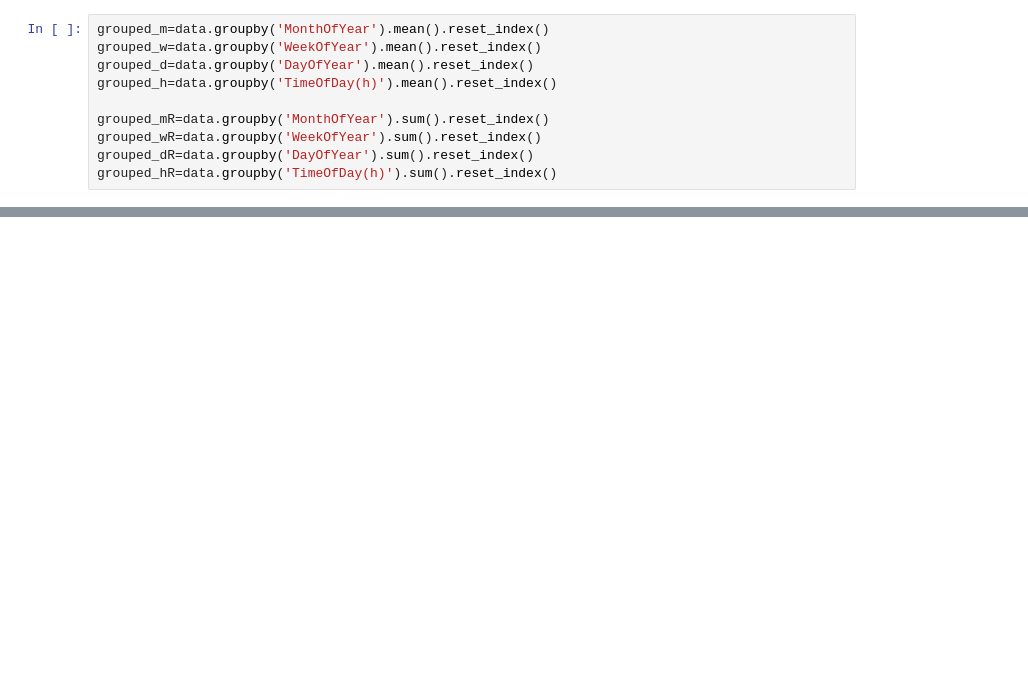
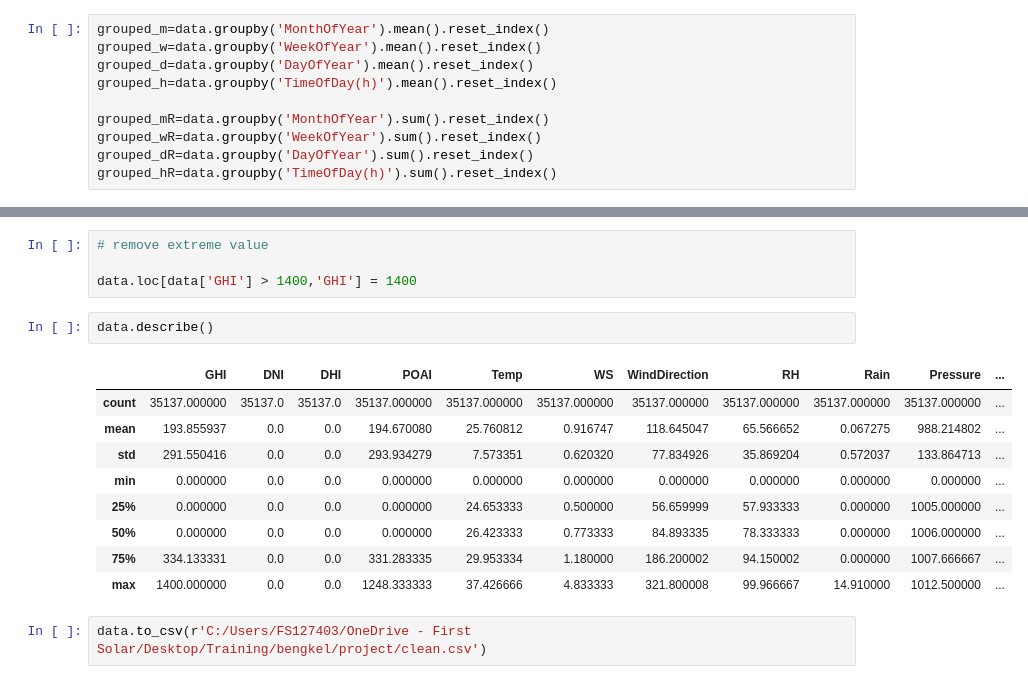
Before and after one commit to hazmi16194/projectDataScience, a Jupyter notebook: ProjectDataScience.ipynb, the cells around one changed output, grey strips where cells are left out. Cells and saved outputs as stored; diff of their text form; blank space fills up the shorter version.

Commit message:
Remove extreme value for GHI

```diff
--- a/ProjectDataScience.ipynb
+++ b/ProjectDataScience.ipynb
@@ -249,0 +264,18 @@ plt.show()
+# %%
+# remove extreme value
+
+data.loc[data['GHI'] > 1400,'GHI'] = 1400
+# %%
+data.describe()
+# %% [output]
+|  | GHI | DNI | DHI | POAI | Temp | WS | WindDirection | RH | Rain | Pressure | ... |
+| count | 35137.000000 | 35137.0 | 35137.0 | 35137.000000 | 35137.000000 | 35137.000000 | 35137.000000 | 35137.000000 | 35137.000000 | 35137.000000 | ... |
+| mean | 193.855937 | 0.0 | 0.0 | 194.670080 | 25.760812 | 0.916747 | 118.645047 | 65.566652 | 0.067275 | 988.214802 | ... |
+| std | 291.550416 | 0.0 | 0.0 | 293.934279 | 7.573351 | 0.620320 | 77.834926 | 35.869204 | 0.572037 | 133.864713 | ... |
+| min | 0.000000 | 0.0 | 0.0 | 0.000000 | 0.000000 | 0.000000 | 0.000000 | 0.000000 | 0.000000 | 0.000000 | ... |
+| 25% | 0.000000 | 0.0 | 0.0 | 0.000000 | 24.653333 | 0.500000 | 56.659999 | 57.933333 | 0.000000 | 1005.000000 | ... |
+| 50% | 0.000000 | 0.0 | 0.0 | 0.000000 | 26.423333 | 0.773333 | 84.893335 | 78.333333 | 0.000000 | 1006.000000 | ... |
+| 75% | 334.133331 | 0.0 | 0.0 | 331.283335 | 29.953334 | 1.180000 | 186.200002 | 94.150002 | 0.000000 | 1007.666667 | ... |
+| max | 1400.000000 | 0.0 | 0.0 | 1248.333333 | 37.426666 | 4.833333 | 321.800008 | 99.966667 | 14.910000 | 1012.500000 | ... |
+# %%
+data.to_csv(r'C:/Users/FS127403/OneDrive - First Solar/Desktop/Training/bengkel/project/clean.csv')
```
Also changed, not shown: parts of 6 cells of this notebook.
